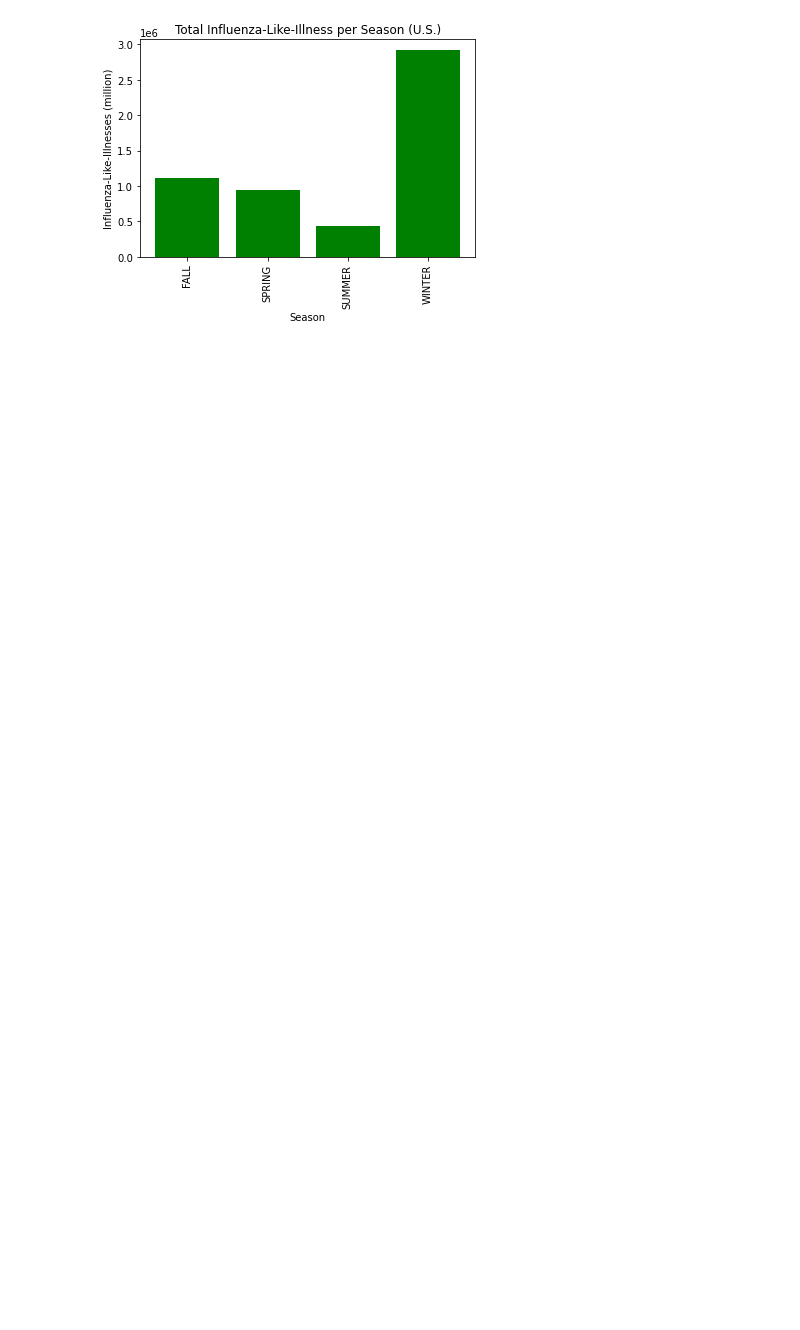
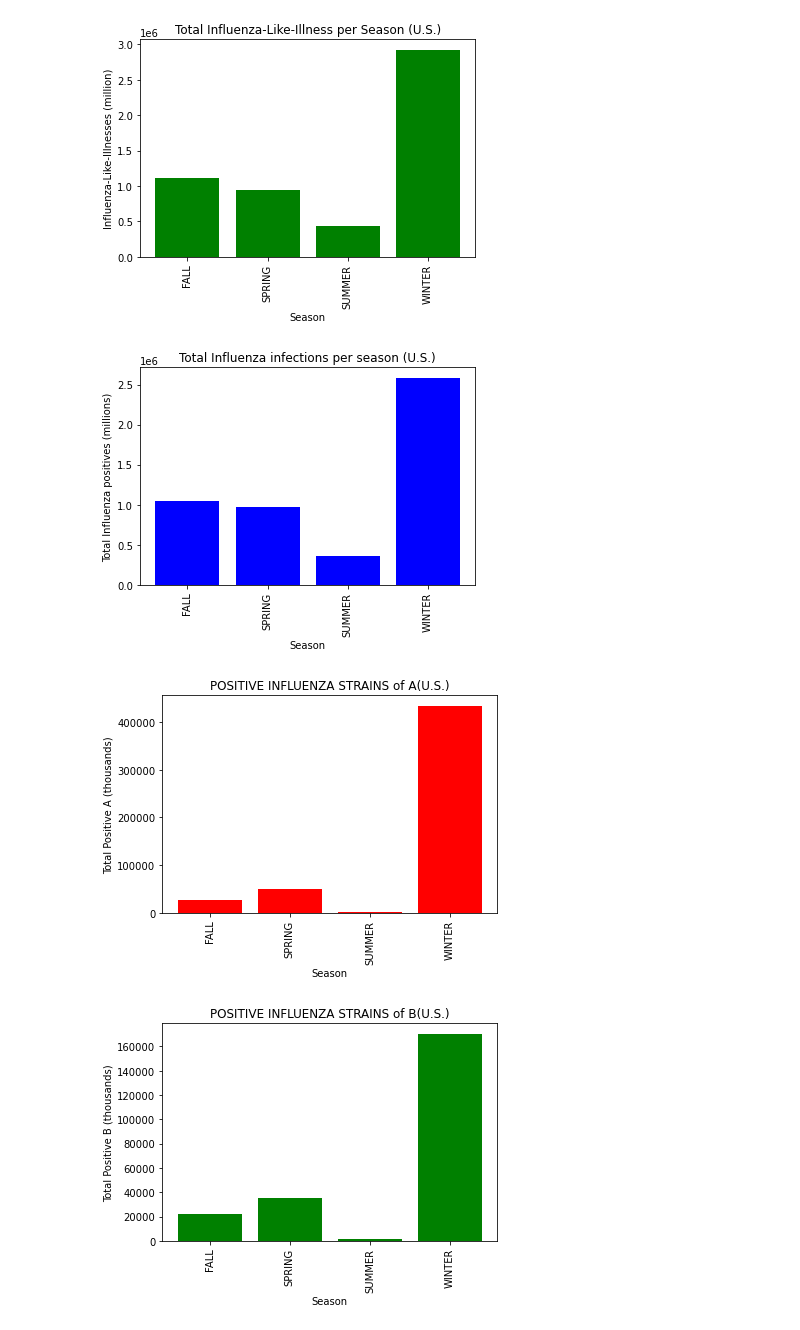
Before and after one commit to NinaPaljakkaCargo/GroupProject_1, a Jupyter notebook: IndivFiles/final_flu.ipynb, the cells around one changed output. Drawn from its saved outputs; the diff is of its cells as text; code cells hidden in the pictures; blank space fills up the shorter version.

Commit message:
final brian edits to final notebook

```diff
--- a/IndivFiles/final_flu.ipynb
+++ b/IndivFiles/final_flu.ipynb
@@ -55,6 +55,84 @@ plt.title('Total Influenza-Like-Illness per Season (U.S.)')
 plt.show()
 # %% [output]
 [figure]
+# %%
+####clean of ILI data### #(BRIAN)#
+
+clin_data_path = '../OriginalData/WHO_NREVSS_Clinical_Labs.csv'
+clin_data = pd.read_csv(clin_data_path, skiprows = 1)
+clin_df = pd.DataFrame(clin_data)
+
+#clean column name
+clin_df.rename(columns={'TOTAL SPECIMENS': 'TOTAL'}, inplace=True)
+
+#remove region type
+clin_drop = clin_df.drop(columns = 'REGION TYPE')
+
+#remove rows containing X
+clin_drop2 = clin_drop[clin_drop['TOTAL'] != 'X']
+clin_drop2 = clin_drop[clin_drop['TOTAL A'] != 'X']
+clin_drop2 = clin_drop[clin_drop['TOTAL B'] != 'X']
+clin_drop2 = clin_drop[clin_drop['PERCENT POSITIVE'] != 'X']
+clin_drop2 = clin_drop[clin_drop['PERCENT A'] != 'X']
+clin_drop2 = clin_drop[clin_drop['PERCENT B'] != 'X']
+
+#convert datatypes of columns to float
+clin_drop2 = clin_drop2[['REGION', 'WEEK', 'YEAR','TOTAL', 'TOTAL A', 'TOTAL B', 'PERCENT POSITIVE', 'PERCENT A', 'PERCENT B']]
+df_subset = clin_drop2
+
+for column in df_subset.columns[3:]:
+    df_subset[column] = df_subset[column].astype('float')
+
+#clean weeks
+nxt_clin = df_subset
+weeks = nxt_clin['WEEK']
+season = []
+
+for week in weeks:
+    if week >= 51:
+        season.append('WINTER')
+    elif week >= 38:
+        season.append('FALL')
+    elif week >= 25:
+        season.append('SUMMER')
+    elif week >= 12:
+        season.append('SPRING')
+    elif week >=1:
+        season.append('WINTER')
+
+nxt_clin['SEASON'] = season
+
+season_df = nxt_clin.groupby('SEASON').sum()
+
+#clinical plots
+
+#Clin bar graph: x-axis = season (weeks), y-axis = num total positives
+plt.bar(season_df.index.values, season_df['TOTAL'], color='blue')
+plt.xticks(rotation=90)
+plt.xlabel('Season')
+plt.ylabel('Total Influenza positives (millions)')
+plt.title('Total Influenza infections per season (U.S.)')
+plt.show()
+
+#Clin bar graph: x-axis = season (weeks), y-axis = num total A positives
+plt.bar(season_df.index.values, season_df['TOTAL A'], color='red')
+plt.xticks(rotation=90)
+plt.xlabel('Season')
+plt.ylabel('Total Positive A (thousands)')
+plt.title('POSITIVE INFLUENZA STRAINS of A(U.S.)')
+plt.show()
+
+#Clin bar graph: x-axis = season (weeks), y-axis = num total B positives
+plt.bar(season_df.index.values, season_df['TOTAL B'], color='green')
+plt.xticks(rotation=90)
+plt.xlabel('Season')
+plt.ylabel('Total Positive B (thousands)')
+plt.title('POSITIVE INFLUENZA STRAINS of B(U.S.)')
+plt.show()
+# %% [output]
+[figure, added]
+[figure, added]
+[figure, added]
 # %%
 #bring in csv data
 
```
Also changed, not shown: parts of 1 cell of this notebook, 1 other file.
